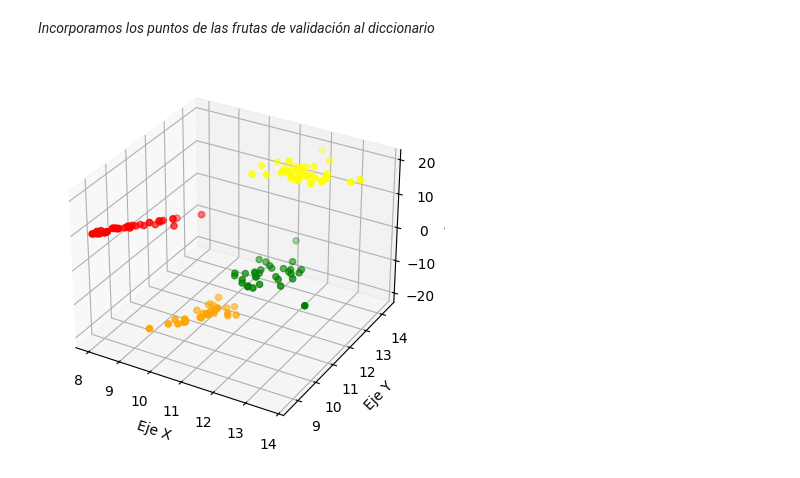
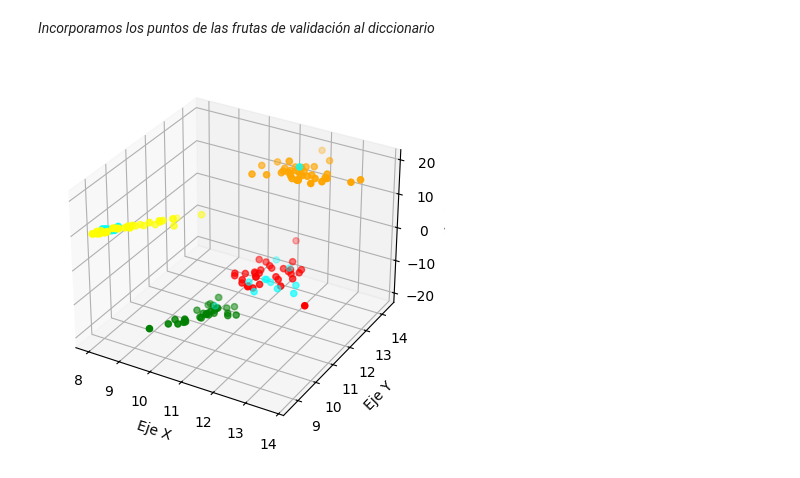
Before and after one commit to Juan2000-coder/Speech_Recognition, a Jupyter notebook: implementation/images/kmeans/validation.ipynb, the cells around one changed output. Drawn from its saved outputs; the diff is of its cells as text; code cells hidden in the pictures.

```diff
--- a/implementation/images/kmeans/validation.ipynb
+++ b/implementation/images/kmeans/validation.ipynb
@@ -215,7 +216,7 @@ for image_file, mask_file in zip(original, processed):
 **RECUPERAMOS LOS CENTROIDES Y APLICACIÓN DE KNN**
 # %%
 def knn(training, test, k_n):
-    X           = np.concatenate([v for v in training.values()], axis = 0)
+    X           = np.vstack(list(training.values()))
     y           = np.concatenate([[k] * v.shape[0] for k, v in training.items()])
     dist        = cdist(test, X)
     sorted_ind  = np.argsort(dist, axis = 1)
@@ -228,27 +229,29 @@ def knn(training, test, k_n):
         predicted.append(prediction)
     return predicted
 # %%
-data                                         = joblib.load(training_data)
-training_features,training_labels,centroids  = data['centroids']
-prediction                                   = knn(centroids, np.vstack(list(image_features.values())), 1)
+data              = joblib.load(training_data)
+centroids         = data['centroids']
+training_features = data['features']
+training_labels   = data['labels']
+prediction        = knn(centroids, np.vstack(list(image_features.values())), 1)
 # %% [markdown]
 **REPRESENTACIÓN DE LAS IMÁGENES CON SUS ETIQUETAS**
 # %%
 prediction = dict(zip(image_features.keys(), prediction))
-total      = len(image_features.keys())
+total      = len(prediction.keys())
 cols       = 4
 rows       = total//cols
-if len(total)%cols != 0:
+if total%cols != 0:
     rows += 1
 
 i = 0
+plt.figure(figsize = (10, 10))
 for basename, label in prediction.items():
 
     file = os.path.join(original_path, basename)
 
-    plt.figure(figsize = (10, 10))
     plt.subplot(rows, cols, i + 1)
     plt.imshow(cv2.cvtColor(cv2.imread(file), cv2.COLOR_BGR2RGB))
-    plt.title(basename)
+    plt.title(label)
     i += 1
 plt.show()
@@ -258,9 +263,9 @@ plt.show()
 *Armamos los clusters del entrenamiento*
 # %%
 points_matrix   = np.vstack(list(training_features.values()))
-training_points = dict.fromkeys(set(training_labels))
+training_points = dict.fromkeys(set(training_labels.values()))
 
-for point, label in zip(points_matrix, training_labels):
+for point, label in zip(points_matrix, training_labels.values()):
     if training_points[label] is None:
         training_points[label] = []
     training_points[label].append(point)
@@ -275,27 +280,29 @@ points['validation'] = np.vstack(list(image_features.values()))
 # %%
 #3d
 fig = plt.figure()
 ax = fig.add_subplot(111, projection ='3d')
 
 color_values = []
 for key in points:
     if key == 'naranja':
         color_values.append('orange')
     elif key == 'banana':
         color_values.append('yellow')
     elif key == 'pera':
         color_values.append('green')
     elif key == 'manzana':
         color_values.append('red')
+    else:
+        color_values.append('cyan')
 
 colors = dict(zip(points.keys(), color_values))
 
 for key, cluster in points.items():
     ax.scatter(cluster[:, 0], cluster[:, 1], cluster[:, 2], c=colors[key], marker='o', label=key)
 
 ax.set_xlabel('Eje X')
 ax.set_ylabel('Eje Y')
 ax.set_zlabel('Eje Z')
 plt.show()
 # %% [output]
-[figure, old version]
+[figure, new version]
```
Also changed, not shown: parts of 3 cells of this notebook, 50 other files.
